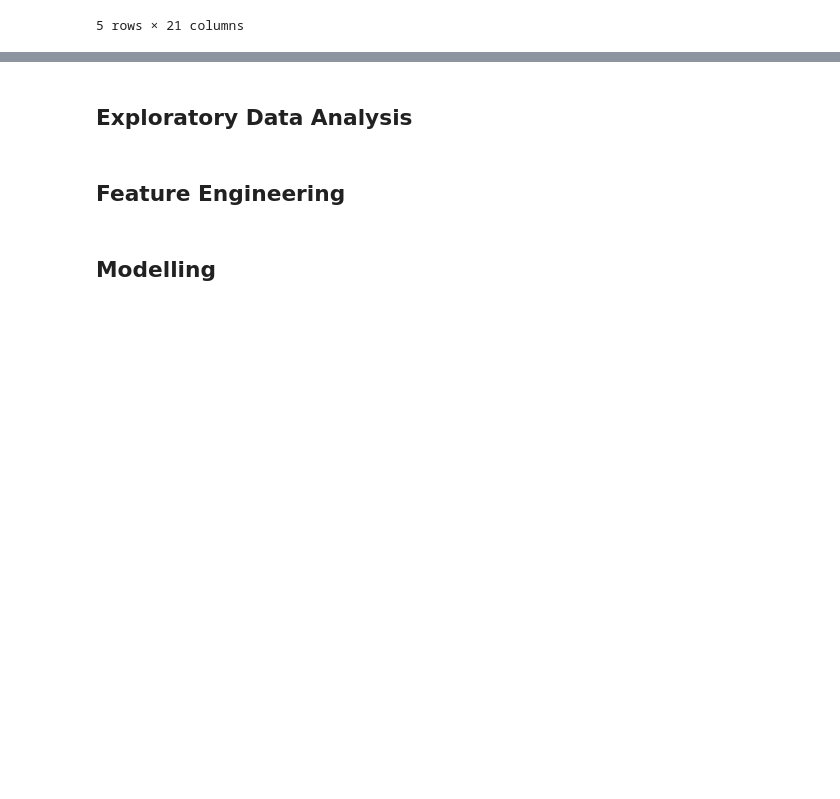
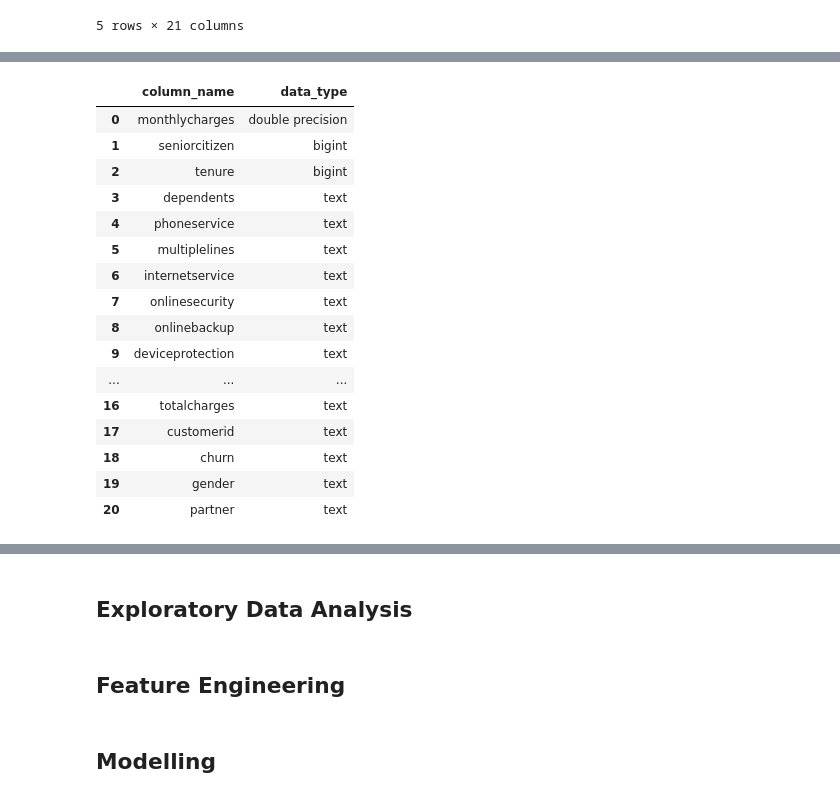
Before and after one commit to LukeYang8/churn-data, a Jupyter notebook: notebooks/telco_analysis.ipynb, the cells around one changed output, grey strips where cells are left out. Cells and saved outputs as stored; diff of their text form; code cells hidden in the pictures; blank space fills up the shorter version.

Commit message:
feat: completed Data cleaning

```diff
--- a/notebooks/telco_analysis.ipynb
+++ b/notebooks/telco_analysis.ipynb
@@ -71,0 +131,23 @@ postgresql+psycopg2://postgres:Superduper101*@localhost:5432/telco_churn
+# %%
+# Check the data types of each column
+query = "SELECT column_name, data_type FROM information_schema.columns WHERE table_name = 'telco_customer';"
+data_types = pd.read_sql(query, con=engine)
+data_types
+# %% [output]
+|  | column_name | data_type |
+| 0 | monthlycharges | double precision |
+| 1 | seniorcitizen | bigint |
+| 2 | tenure | bigint |
+| 3 | dependents | text |
+| 4 | phoneservice | text |
+| 5 | multiplelines | text |
+| 6 | internetservice | text |
+| 7 | onlinesecurity | text |
+| 8 | onlinebackup | text |
+| 9 | deviceprotection | text |
+| ... | ... | ... |
+| 16 | totalcharges | text |
+| 17 | customerid | text |
+| 18 | churn | text |
+| 19 | gender | text |
+| 20 | partner | text |
```
Also changed, not shown: parts of 13 cells of this notebook.
